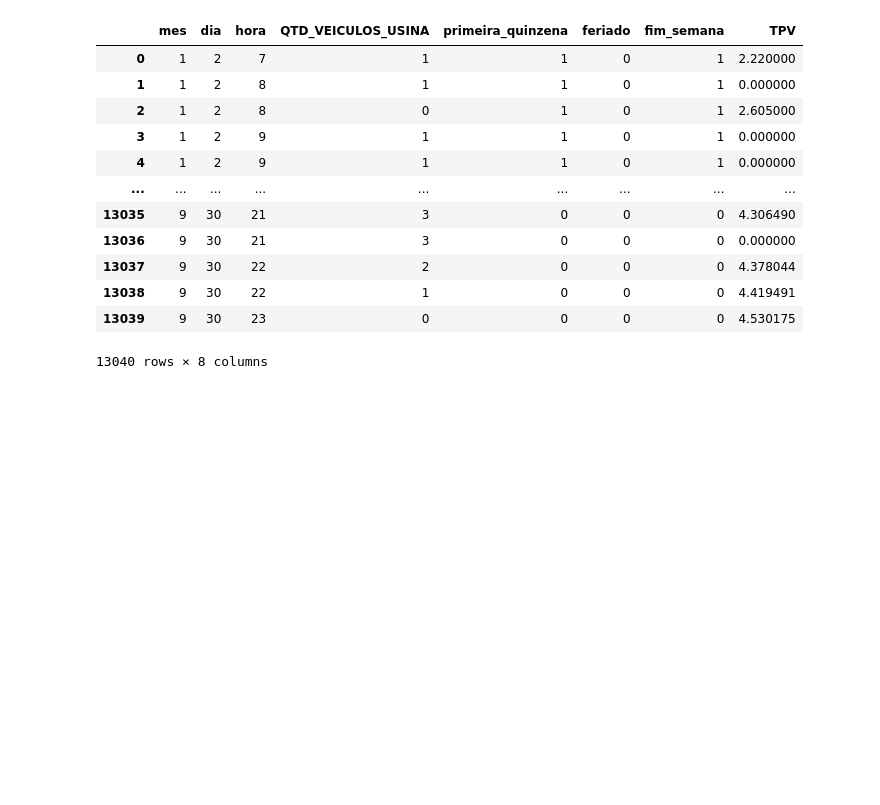
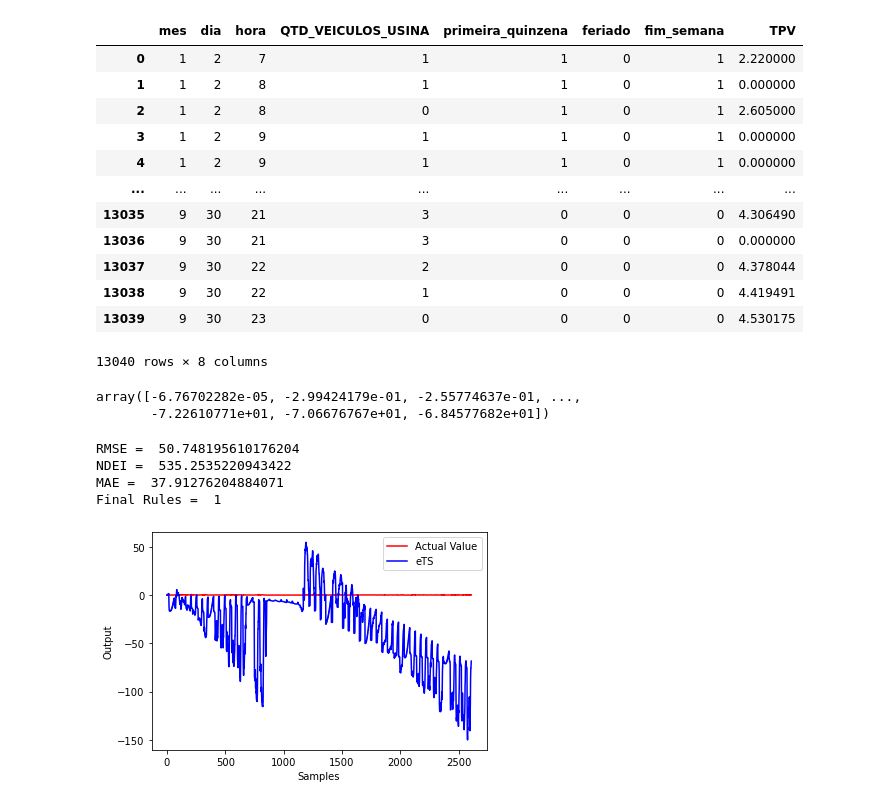
Before and after one commit to VictorHSPereira/dissertacao_pgmc, a Jupyter notebook: Cadernos/2. Testes.ipynb, the cells around one changed output. Drawn from its saved outputs; the diff is of its cells as text; code cells hidden in the pictures; blank space fills up the shorter version.

```diff
--- a/Cadernos/2. Testes.ipynb
+++ b/Cadernos/2. Testes.ipynb
@@ -60,3 +66,11 @@ y_test = Normalized_y[split_index:]
 
 # Training the model
 OutputTraining, Rules = model.fit(X_train, y_train)
+# %%
+OutputTest = model.predict(X_test)
+# %%
+OutputTestDenormalized = OutputTest * (y_max - y_min) + y_min
+OutputTestDenormalized
+# %% [output]
+array([-6.76702282e-05, -2.99424179e-01, -2.55774637e-01, ...,
+       -7.22610771e+01, -7.06676767e+01, -6.84577682e+01])
@@ -62,0 +83,24 @@ OutputTraining, Rules = model.fit(X_train, y_train)
+# %%
+# Printing the RMSE
+print("RMSE = ", RMSE)
+# Printing the NDEI
+print("NDEI = ", NDEI)
+# Printing the MAE
+print("MAE = ", MAE)
+# Printing the number of final rules
+print("Final Rules = ", Rules[-1])
+# %% [output]
+RMSE =  50.748195610176204
+NDEI =  535.2535220943422
+MAE =  37.91276204884071
+Final Rules =  1
+# %%
+# Plot the graphic of the actual time series and the eTS predictions
+plt.plot(y_test, label='Actual Value', color='red')
+plt.plot(OutputTestDenormalized, color='blue', label='eTS')
+plt.ylabel('Output')
+plt.xlabel('Samples')
+plt.legend()
+plt.show()
+# %% [output]
+[figure, added]
```
Also changed, not shown: parts of 3 cells of this notebook.
